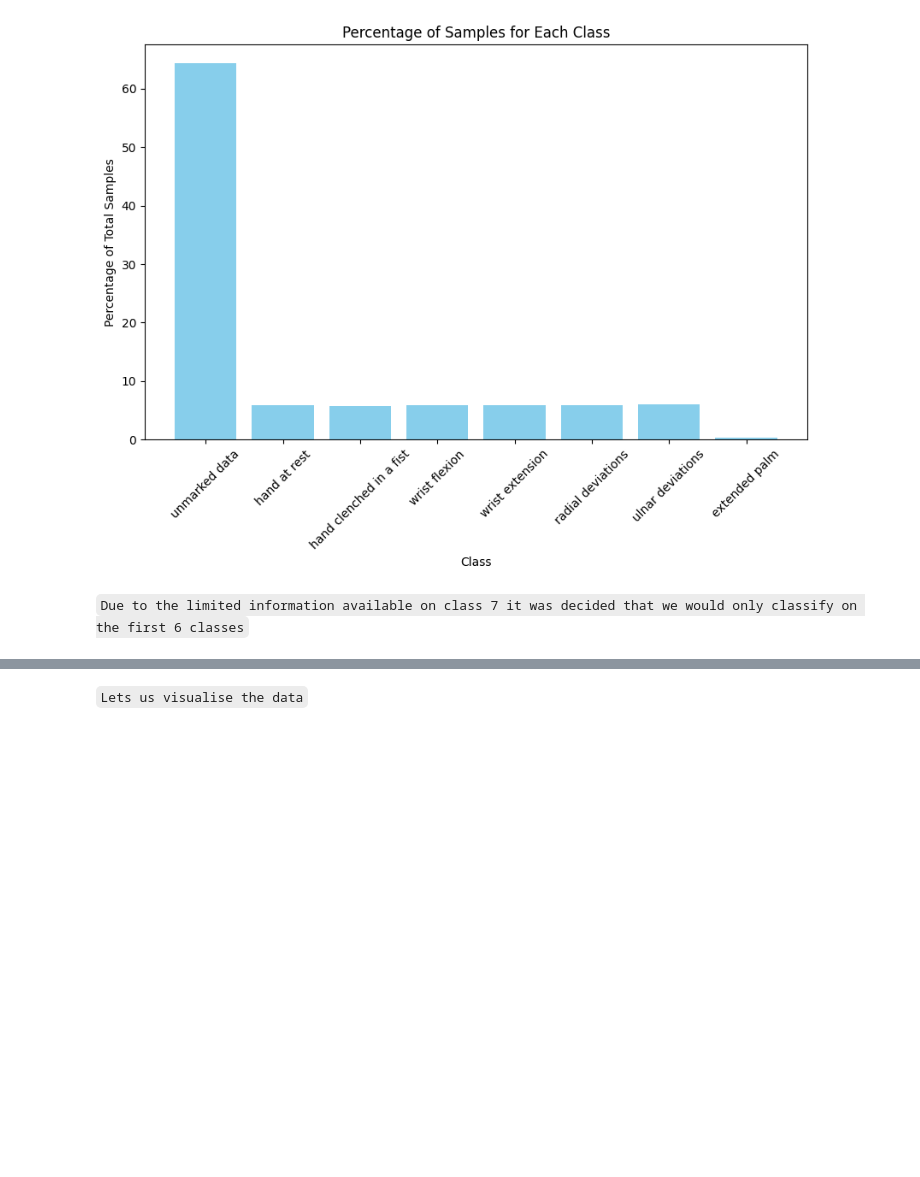
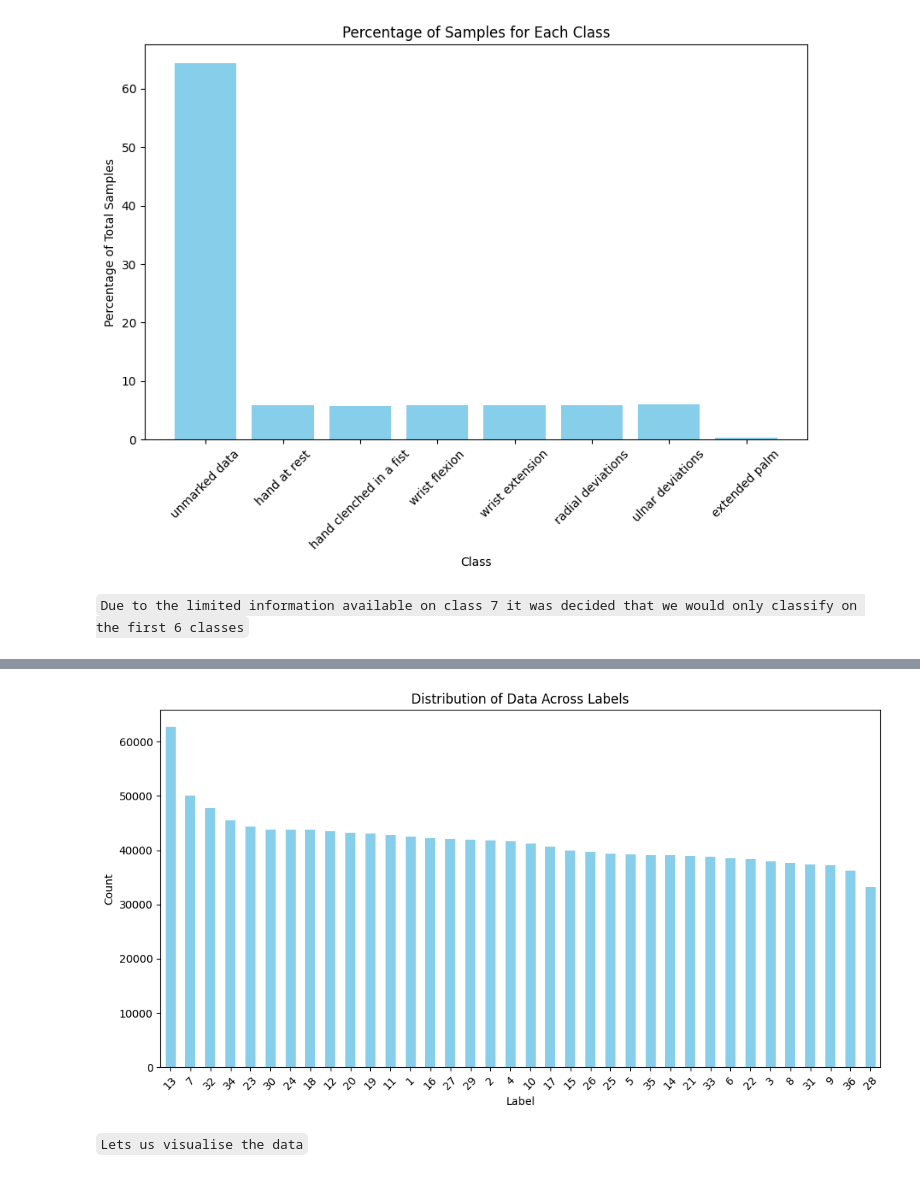
Before and after one commit to FrankDelft/ML_EE_EMG, a Jupyter notebook: main.ipynb, the cells around one changed output, grey strips where cells are left out. Cells and saved outputs as stored; diff of their text form; code cells hidden in the pictures; blank space fills up the shorter version.

```diff
--- a/main.ipynb
+++ b/main.ipynb
@@ -169,3 +171,17 @@ Percentage of samples for class 5 relative to the total number of samples: 16.88
+# %%
+# Count the occurrences of each label
+label_counts = df_preprocessed['label'].value_counts()
+
+# Plot the distribution
+plt.figure(figsize=(12, 6))
+label_counts.plot(kind='bar', color='skyblue')
+plt.xlabel('Label')
+plt.ylabel('Count')
+plt.title('Distribution of Data Across Labels')
+plt.xticks(rotation=45)
+plt.show()
+# %% [output]
+[figure, added]
 # %% [markdown]
 ``
 Lets us visualise the data
```
Also changed, not shown: parts of 19 cells of this notebook.
